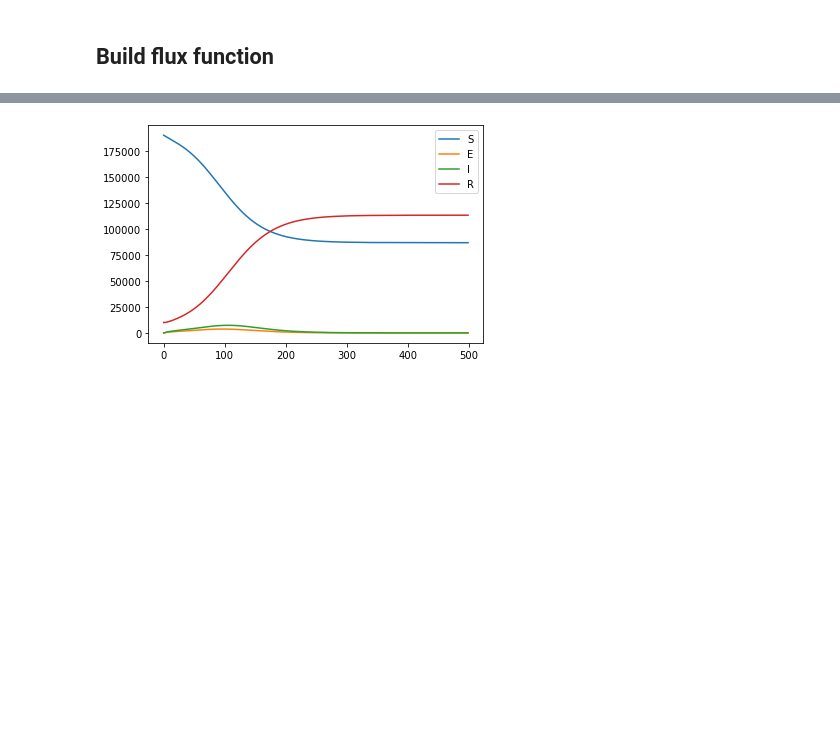
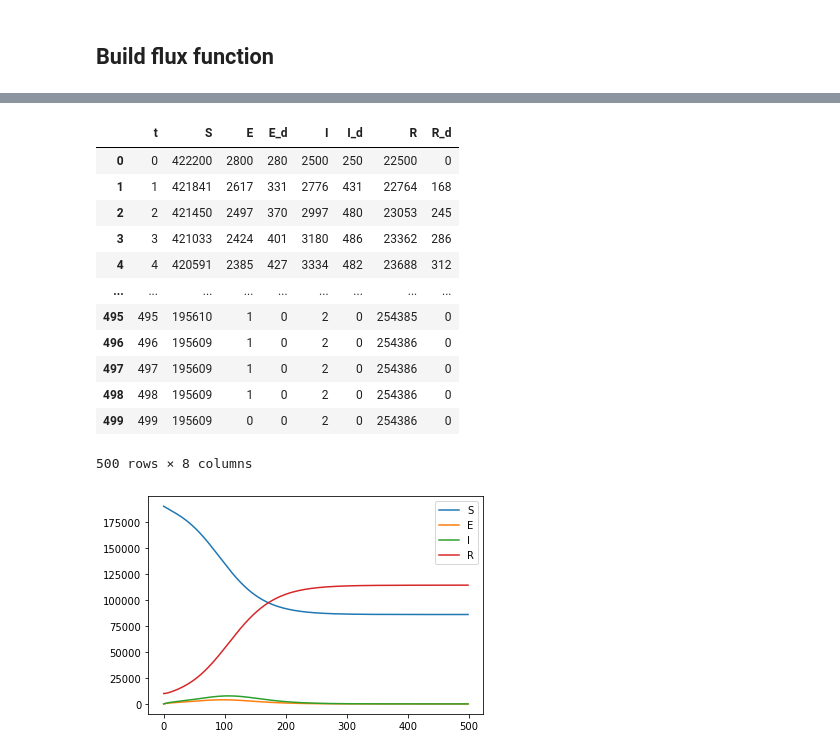
Before and after one commit to DLab/covid19geomodeller, a Jupyter notebook: Examples/SEIRMETA.ipynb, the cells around one changed output, grey strips where cells are left out. Saved outputs shown, nothing was run; the diff lists cells and outputs as text; code cells hidden in the pictures; blank space fills up the shorter version.

```diff
--- a/Examples/SEIRMETA.ipynb
+++ b/Examples/SEIRMETA.ipynb
@@ -41,3 +49,19 @@ seir.solve()
+# %%
+seir.global_results
+# %% [output]
+|  | t | S | E | E_d | I | I_d | R | R_d |
+| 0 | 0 | 422200 | 2800 | 280 | 2500 | 250 | 22500 | 0 |
+| 1 | 1 | 421841 | 2617 | 331 | 2776 | 431 | 22764 | 168 |
+| 2 | 2 | 421450 | 2497 | 370 | 2997 | 480 | 23053 | 245 |
+| 3 | 3 | 421033 | 2424 | 401 | 3180 | 486 | 23362 | 286 |
+| 4 | 4 | 420591 | 2385 | 427 | 3334 | 482 | 23688 | 312 |
+| ... | ... | ... | ... | ... | ... | ... | ... | ... |
+| 495 | 495 | 195610 | 1 | 0 | 2 | 0 | 254385 | 0 |
+| 496 | 496 | 195609 | 1 | 0 | 2 | 0 | 254386 | 0 |
+| 497 | 497 | 195609 | 1 | 0 | 2 | 0 | 254386 | 0 |
+| 498 | 498 | 195609 | 1 | 0 | 2 | 0 | 254386 | 0 |
+| 499 | 499 | 195609 | 0 | 0 | 2 | 0 | 254386 | 0 |
+500 rows × 8 columns
 # %%
 i = 1
 plt.plot(seir.t,seir.S[i],label='S')
```
Also changed, not shown: parts of 21 cells of this notebook, 8 other files.
